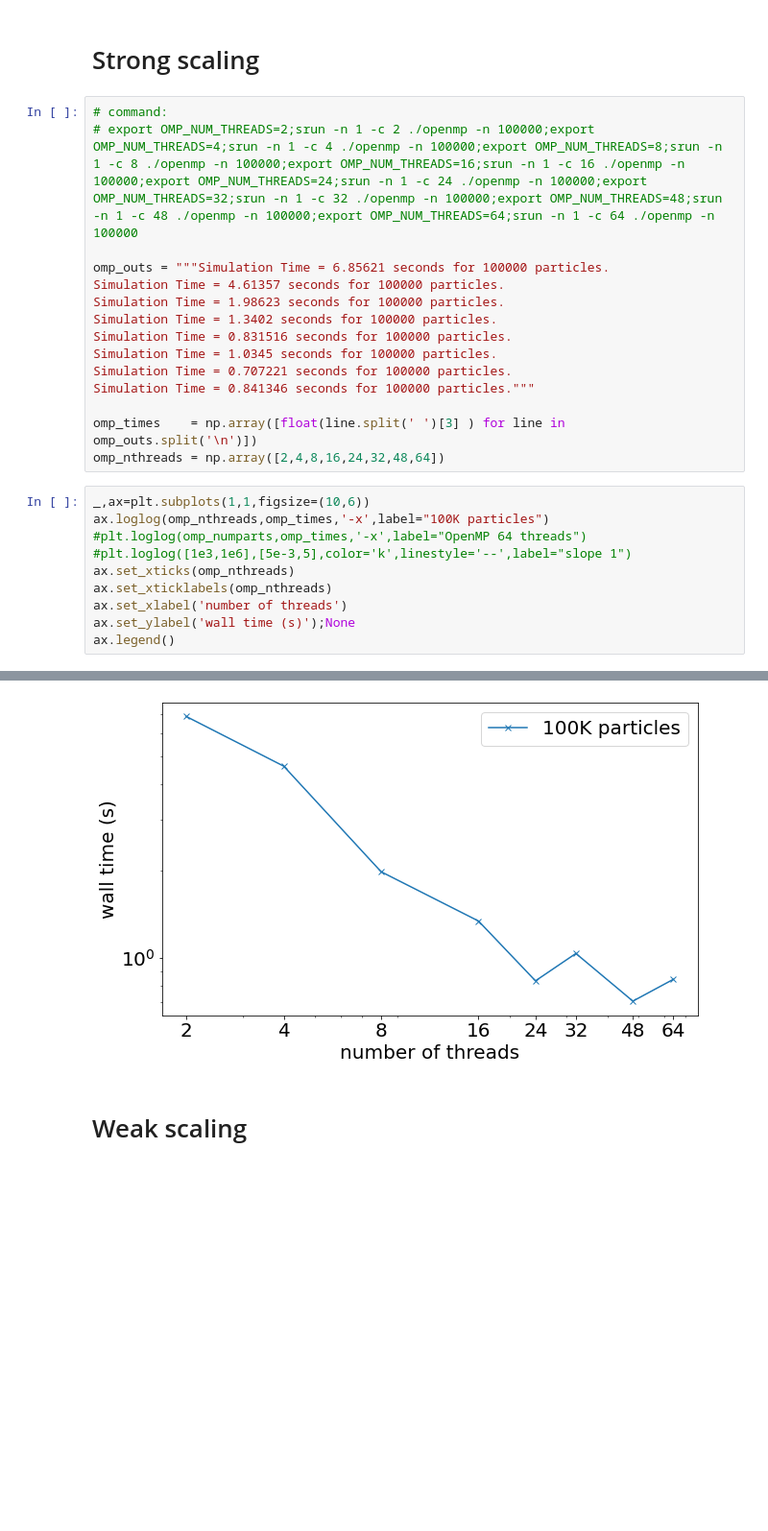
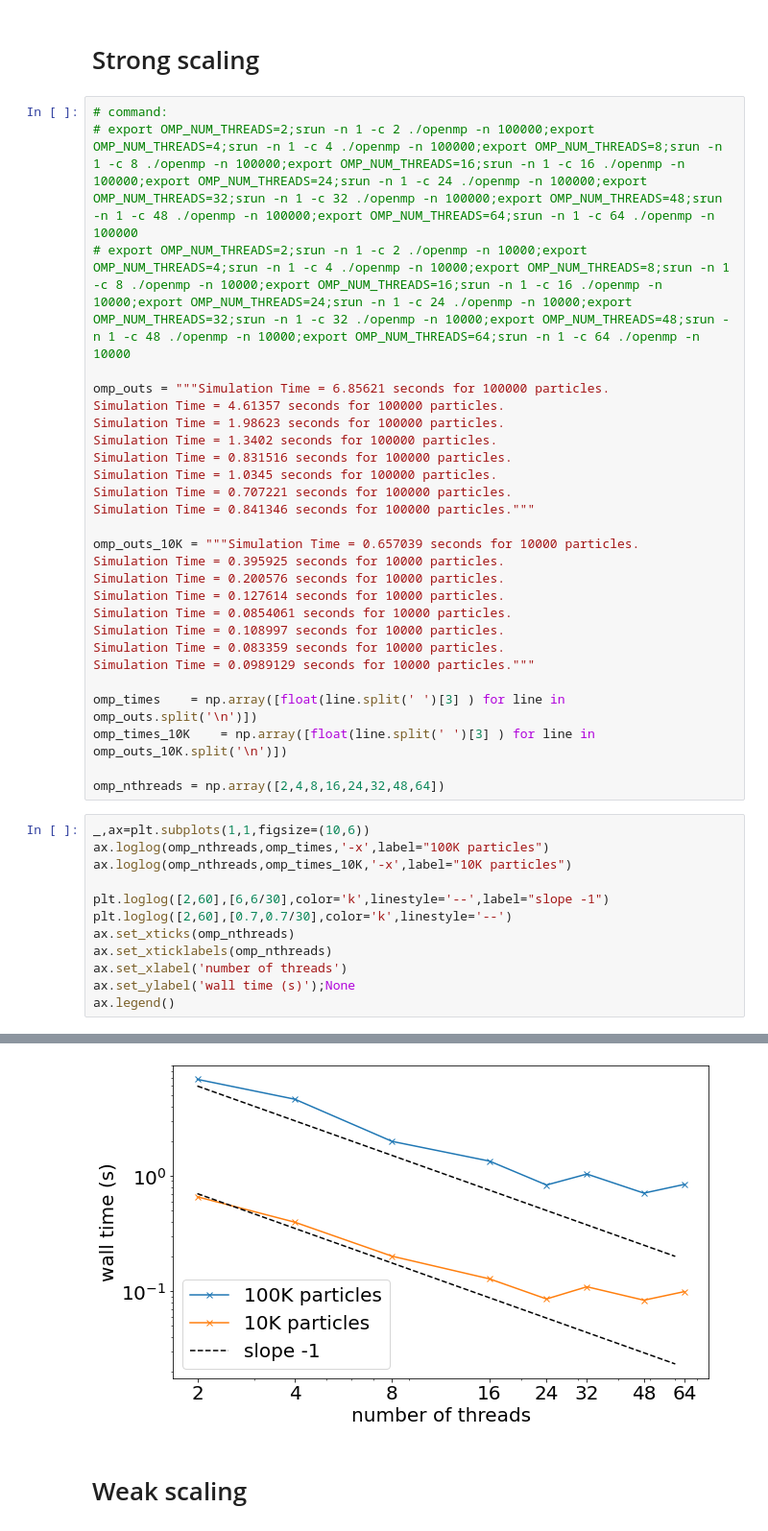
Before and after one commit to qnicolas/CS267-hw2.1, a Jupyter notebook: performances.ipynb, the cells around one changed output, grey strips where cells are left out. Shown at 96% size. Saved outputs shown, nothing was run; the diff lists cells and outputs as text; blank space fills up the shorter version.

Commit message:
all plots

```diff
--- a/performances.ipynb
+++ b/performances.ipynb
@@ -54,6 +54,7 @@ Slope (last 2 steps) : 1.3784897049551794
 # %%
 # command:
 # export OMP_NUM_THREADS=2;srun -n 1 -c 2 ./openmp -n 100000;export OMP_NUM_THREADS=4;srun -n 1 -c 4 ./openmp -n 100000;export OMP_NUM_THREADS=8;srun -n 1 -c 8 ./openmp -n 100000;export OMP_NUM_THREADS=16;srun -n 1 -c 16 ./openmp -n 100000;export OMP_NUM_THREADS=24;srun -n 1 -c 24 ./openmp -n 100000;export OMP_NUM_THREADS=32;srun -n 1 -c 32 ./openmp -n 100000;export OMP_NUM_THREADS=48;srun -n 1 -c 48 ./openmp -n 100000;export OMP_NUM_THREADS=64;srun -n 1 -c 64 ./openmp -n 100000
+# export OMP_NUM_THREADS=2;srun -n 1 -c 2 ./openmp -n 10000;export OMP_NUM_THREADS=4;srun -n 1 -c 4 ./openmp -n 10000;export OMP_NUM_THREADS=8;srun -n 1 -c 8 ./openmp -n 10000;export OMP_NUM_THREADS=16;srun -n 1 -c 16 ./openmp -n 10000;export OMP_NUM_THREADS=24;srun -n 1 -c 24 ./openmp -n 10000;export OMP_NUM_THREADS=32;srun -n 1 -c 32 ./openmp -n 10000;export OMP_NUM_THREADS=48;srun -n 1 -c 48 ./openmp -n 10000;export OMP_NUM_THREADS=64;srun -n 1 -c 64 ./openmp -n 10000
 
 omp_outs = """Simulation Time = 6.85621 seconds for 100000 particles.
 Simulation Time = 4.61357 seconds for 100000 particles.
@@ -64,20 +65,33 @@ Simulation Time = 1.0345 seconds for 100000 particles.
 Simulation Time = 0.707221 seconds for 100000 particles.
 Simulation Time = 0.841346 seconds for 100000 particles."""
 
+omp_outs_10K = """Simulation Time = 0.657039 seconds for 10000 particles.
+Simulation Time = 0.395925 seconds for 10000 particles.
+Simulation Time = 0.200576 seconds for 10000 particles.
+Simulation Time = 0.127614 seconds for 10000 particles.
+Simulation Time = 0.0854061 seconds for 10000 particles.
+Simulation Time = 0.108997 seconds for 10000 particles.
+Simulation Time = 0.083359 seconds for 10000 particles.
+Simulation Time = 0.0989129 seconds for 10000 particles."""
+
 omp_times    = np.array([float(line.split(' ')[3] ) for line in omp_outs.split('\n')])
+omp_times_10K    = np.array([float(line.split(' ')[3] ) for line in omp_outs_10K.split('\n')])
+
 omp_nthreads = np.array([2,4,8,16,24,32,48,64])
 # %%
 _,ax=plt.subplots(1,1,figsize=(10,6))
 ax.loglog(omp_nthreads,omp_times,'-x',label="100K particles")
-#plt.loglog(omp_numparts,omp_times,'-x',label="OpenMP 64 threads")
-#plt.loglog([1e3,1e6],[5e-3,5],color='k',linestyle='--',label="slope 1")
+ax.loglog(omp_nthreads,omp_times_10K,'-x',label="10K particles")
+
+plt.loglog([2,60],[6,6/30],color='k',linestyle='--',label="slope -1")
+plt.loglog([2,60],[0.7,0.7/30],color='k',linestyle='--')
 ax.set_xticks(omp_nthreads)
 ax.set_xticklabels(omp_nthreads)
 ax.set_xlabel('number of threads')
 ax.set_ylabel('wall time (s)');None
 ax.legend()
 # %% [output]
 <matplotlib.legend.Legend at 0x...>
-[figure, old version]
+[figure, new version]
 # %% [markdown]
 # Weak scaling
```
Also changed, not shown: parts of 4 cells of this notebook.
